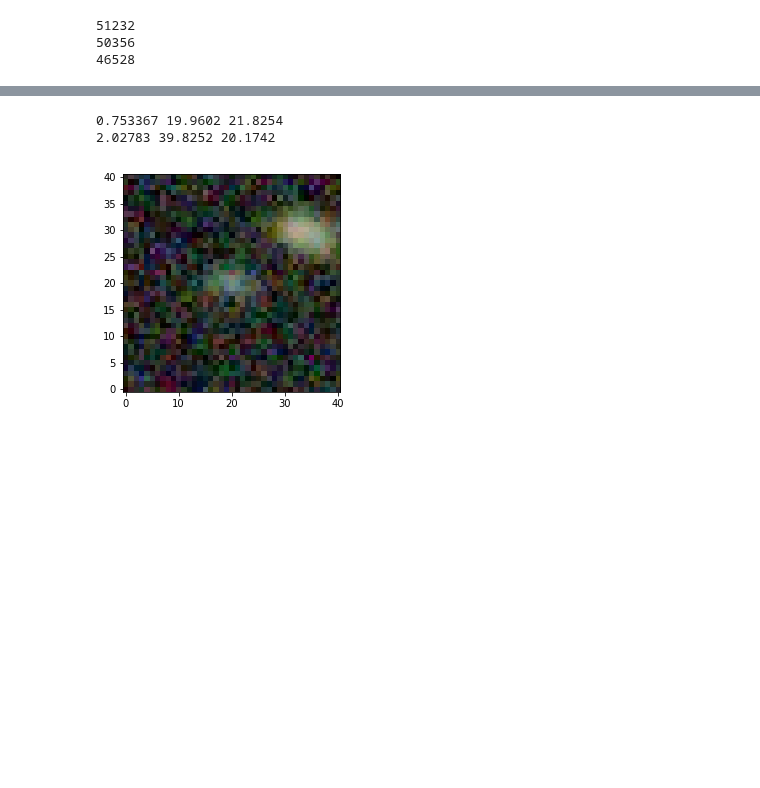
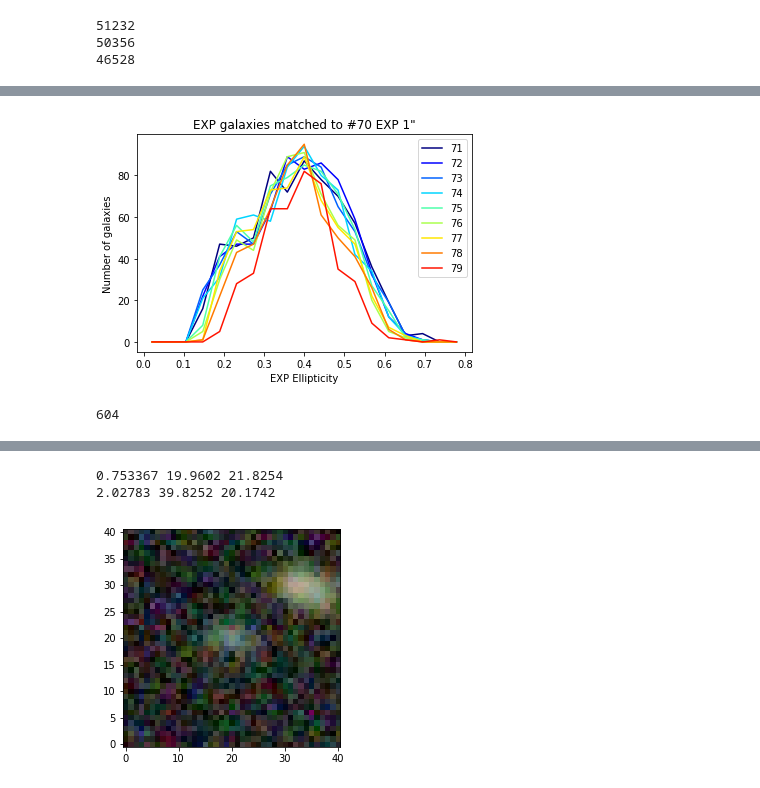
Before and after one commit to legacysurvey/legacypipe, a Jupyter notebook: py/legacyanalysis/cosmos-dr7.ipynb, the cells around one changed output, grey strips where cells are left out. Drawn from its saved outputs; the diff is of its cells as text; code cells hidden in the pictures; blank space fills up the shorter version.

```diff
--- a/py/legacyanalysis/cosmos-dr7.ipynb
+++ b/py/legacyanalysis/cosmos-dr7.ipynb
@@ -142,0 +223,24 @@ plt.savefig('flux-radius.png');
+# %%
+cm = matplotlib.cm.jet
+for i,(s,M) in enumerate(zip(np.arange(71,80), Mx[1:])):
+    I = (M.type == 'EXP ')
+    e = np.hypot(M.shapeexp_e1[I], M.shapeexp_e2[I])
+    #plt.hist(e, range=(0,1), bins=20, histtype='step', label='%i'%s)
+    #plt.plot(M.shapeexp_e1[I], M.shapeexp_e2[I], 'b.')
+    #plt.show()
+    n,e = np.histogram(e, bins=np.linspace(0, 0.8, 20))#, normed=True)
+    c = cm(i/9.)
+    bincenters = (e[1:] + e[:-1])/2.
+    plt.plot(bincenters, n, '-', color=c, label='%i'%s)
+plt.legend();
+plt.xlabel('EXP Ellipticity')
+plt.ylabel('Number of galaxies');
+plt.title('EXP galaxies matched to #70 EXP 1"')
+plt.savefig('ell.png')
+# %% [output]
+[figure, added]
+# %%
+E702 = E70[(E70.shapeexp_r > 1.5) * (E70.shapeexp_r < 3)]
+len(E702)
+# %% [output]
+604
```
Also changed, not shown: parts of 15 cells of this notebook.
